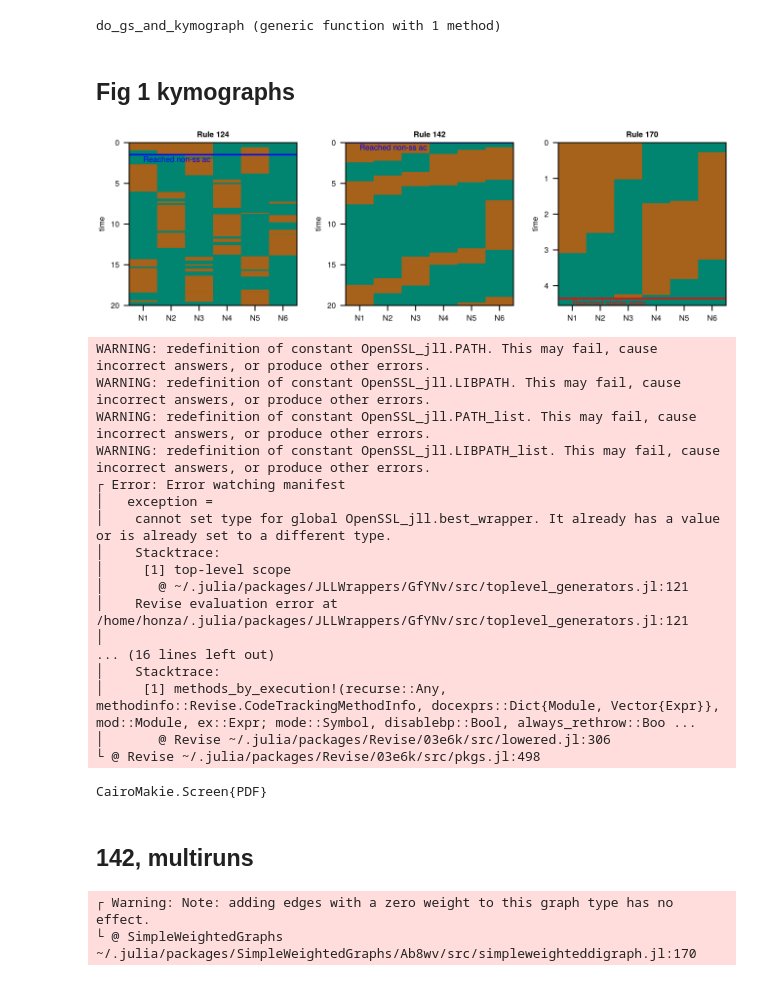
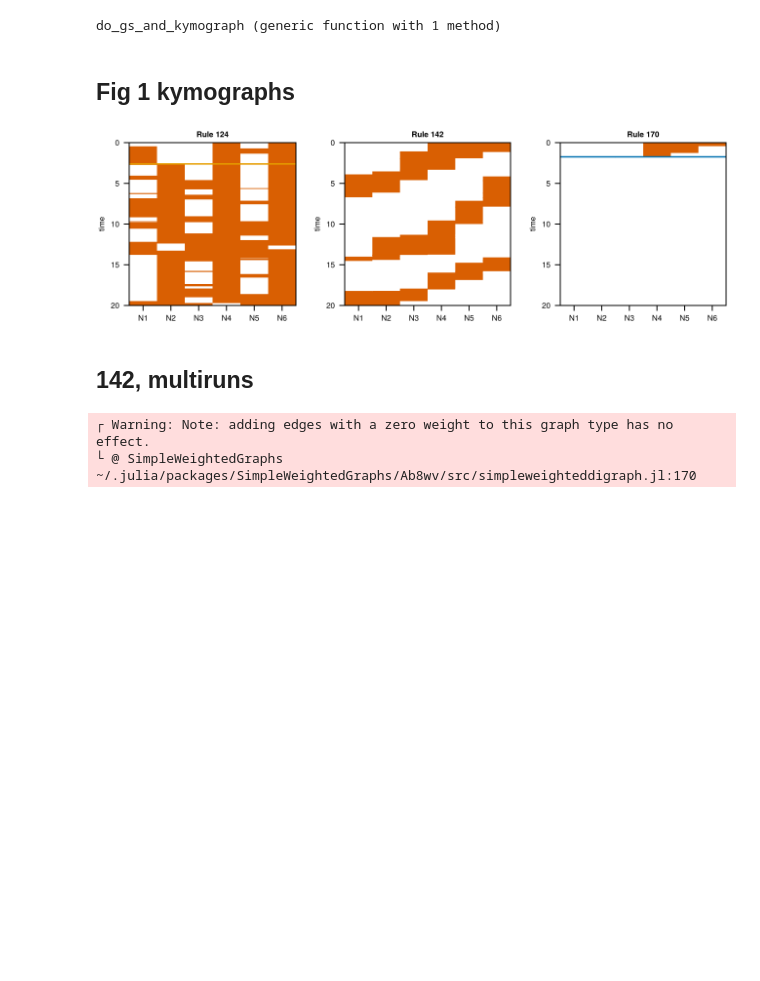
Before and after one commit to kockahonza/TopoStoch, a Jupyter notebook: notebooks/ma_figures_kymographs.ipynb, the cells around one changed output. Cells and saved outputs as stored; diff of their text form; code cells hidden in the pictures; blank space fills up the shorter version.

```diff
--- a/notebooks/ma_figures_kymographs.ipynb
+++ b/notebooks/ma_figures_kymographs.ipynb
@@ -92,12 +94,12 @@ function plot_kymograph2!(ax, ts, xs;
     p = heatmap!(ax, 0.5:1:(L+0.5), ts, xx; kwargs...)
 
     if hashitac
-        hlines!(ax, [ts[end-1]]; color=:red)
-        text!(ax, 1, ts[end-1];
-            align=(:left, :top),
-            text="Reached stable state",
-            color=:red
-        )
+        hlines!(ax, [ts[end-1]]; color=MAColors.ac_ss())
+        # text!(ax, 1, ts[end-1];
+        #     align=(:left, :top),
+        #     text="Reached stable state",
+        #     color=MAColors.ac_ss()
+        # )
     end
 
     p
@@ -146,12 +148,12 @@ function do_gs_and_kymograph!(ax, L, rule, reduced=false, nsteps=100, ss=nothing
         acvi = findfirst(v->v in vs_in_acs, vs)
 
         if !isnothing(acvi)
-            hlines!(ax, [ts[acvi]]; color=:blue)
-            text!(ax, 1, ts[acvi];
-                align=(:left, :top),
-                text="Reached non-ss ac",
-                color=:blue
-            )
+            hlines!(ax, [ts[acvi]]; color=MAColors.ac_nss_eq())
+            # text!(ax, 1, ts[acvi];
+            #     align=(:left, :top),
+            #     text="Reached non-ss ac",
+            #     color=MAColors.ac_nss_eq()
+            # )
         end
     end
 
@@ -180,56 +182,38 @@ do_gs_and_kymograph (generic function with 1 method)
 # %%
 rules = [124, 142, 170]
 single_width = double_col_width / 3
 
 f = Figure(;
     size=(length(rules)*single_width, (double_col_width / golden_ratio) / 2),
     fontsize=8,
     figure_padding=2.
 )
 
 axs = []
 for (i, r) in enumerate(rules)
     ax = Axis(f[1,i])
     push!(axs, ax)
     do_gs_and_kymograph!(ax, 6, r, false, 20, 57;
         usetime=true,
-        # include_nonsshline=false,
-        colormap=:BrBG_5,
+        include_nonsshline=(r != 142),
+        # colormap=:BrBG_5,
+        colormap=range(colorant"white", MAColors.ligand_1s(), 2),
+        # colormap=cgrad(colorant"white", colorant"red"),
+        inf_time=20.,
     )
     ax.title = "Rule $r"
     # ylims!(ax, (20, 0))
 end
 
-for ax in axs[1:2]
+for ax in axs[1:3]
     ylims!(ax, (20, 0))
 end
 
 save("../data/figures/kymograph_drafts/fig1_3kymographs.pdf", f)
 
 f
 # %% [output]
-[figure, old version]
+[figure, new version]
-WARNING: redefinition of constant OpenSSL_jll.PATH. This may fail, cause incorrect answers, or produce other errors.
-WARNING: redefinition of constant OpenSSL_jll.LIBPATH. This may fail, cause incorrect answers, or produce other errors.
-WARNING: redefinition of constant OpenSSL_jll.PATH_list. This may fail, cause incorrect answers, or produce other errors.
-WARNING: redefinition of constant OpenSSL_jll.LIBPATH_list. This may fail, cause incorrect answers, or produce other errors.
-┌ Error: Error watching manifest
-│   exception =
-│    cannot set type for global OpenSSL_jll.best_wrapper. It already has a value or is already set to a different type.
-│    Stacktrace:
-│     [1] top-level scope
-│       @ ~/.julia/packages/JLLWrappers/GfYNv/src/toplevel_generators.jl:121
-│    Revise evaluation error at /home/honza/.julia/packages/JLLWrappers/GfYNv/src/toplevel_generators.jl:121
-│
-... (16 lines left out)
-│    Stacktrace:
-│     [1] methods_by_execution!(recurse::Any, methodinfo::Revise.CodeTrackingMethodInfo, docexprs::Dict{Module, Vector{Expr}}, mod::Module, ex::Expr; mode::Symbol, disablebp::Bool, always_rethrow::Boo ...
-│       @ Revise ~/.julia/packages/Revise/03e6k/src/lowered.jl:306
-└ @ Revise ~/.julia/packages/Revise/03e6k/src/pkgs.jl:498
-# %%
-save("../data/figures/kymograph_drafts/fig1_3kymographs.pdf", f)
-# %% [output]
-CairoMakie.Screen{PDF}
 # %% [markdown]
 ## 142, multiruns
 # %%
```
Also changed, not shown: parts of 2 cells of this notebook, 20 other files.
